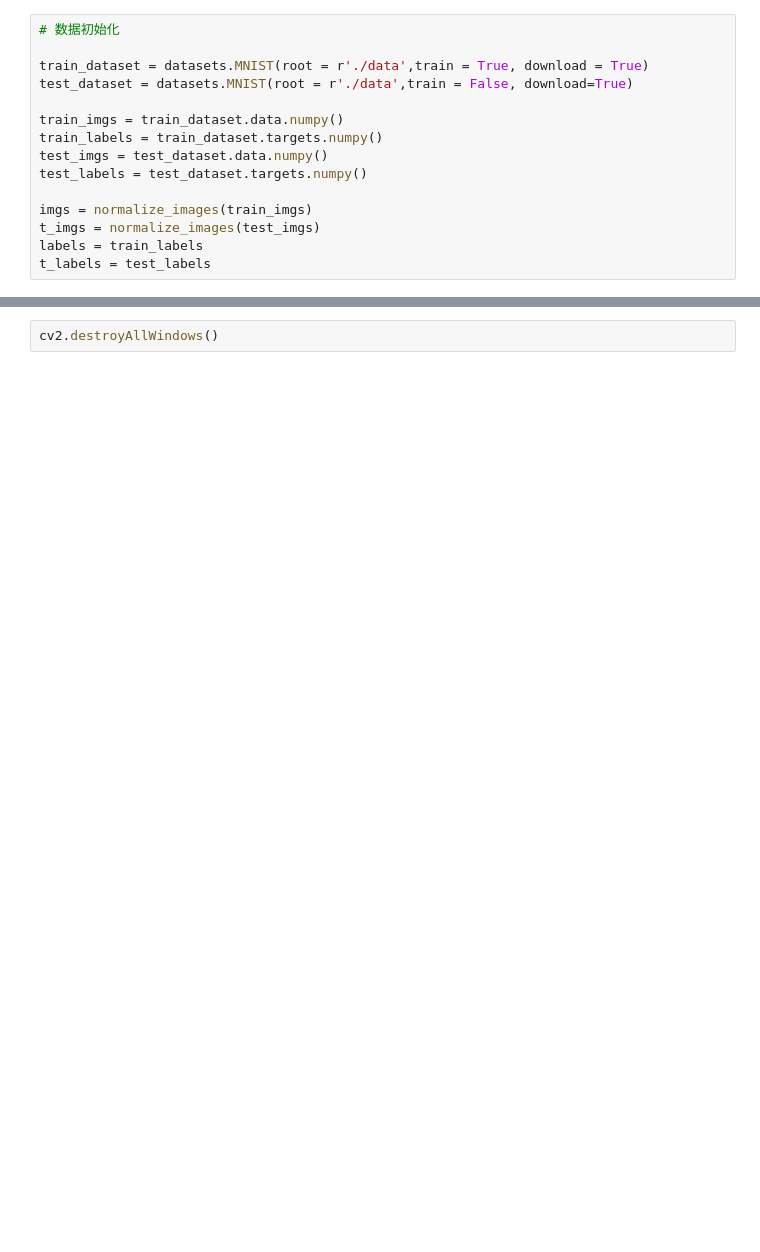
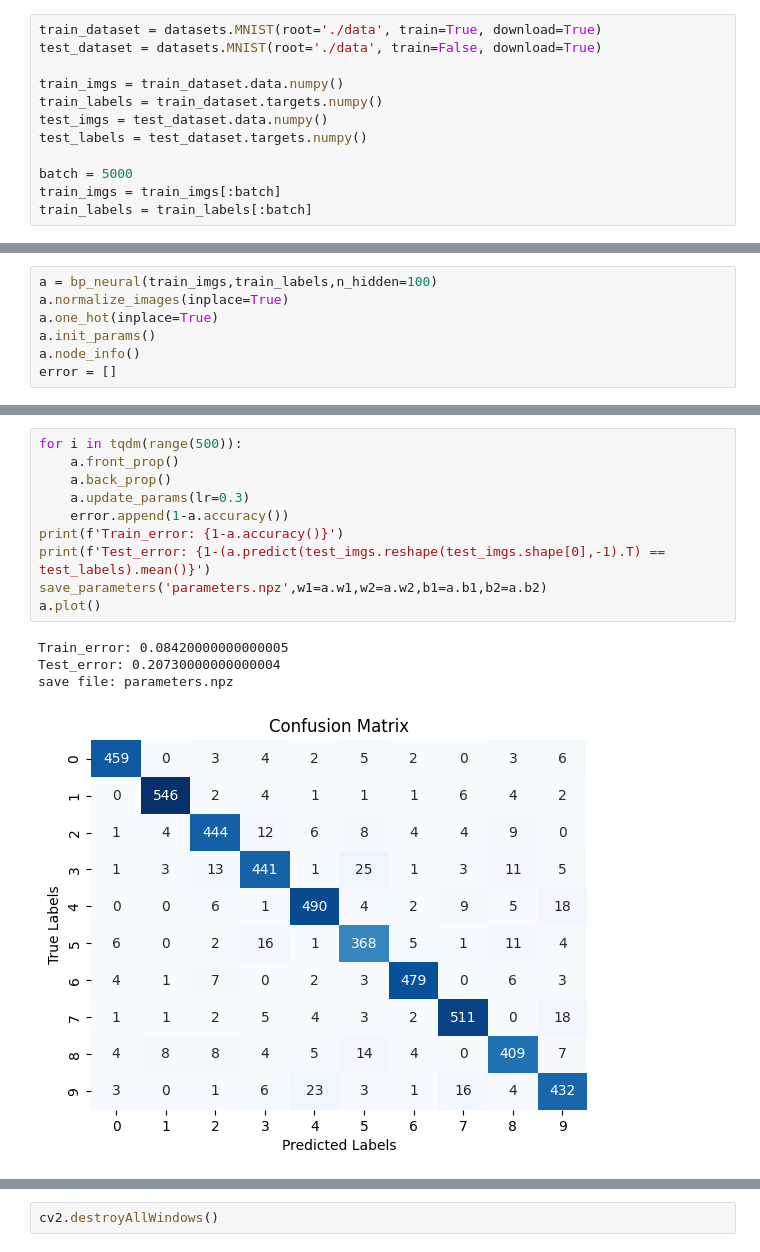
Before and after one commit to ITOTI-Y/Example, a Jupyter notebook: BP_Neural_Network/BP_Neural_Network.ipynb, the cells around one changed output, grey strips where cells are left out. Saved outputs shown, nothing was run; the diff lists cells and outputs as text; blank space fills up the shorter version.

```diff
--- a/BP_Neural_Network/BP_Neural_Network.ipynb
+++ b/BP_Neural_Network/BP_Neural_Network.ipynb
@@ -176,15 +21,12 @@ def save_parameters(file_name='parameters.npz',**kargs):
 # %%
-# 数据初始化
-
-train_dataset = datasets.MNIST(root = r'./data',train = True, download = True)
-test_dataset = datasets.MNIST(root = r'./data',train = False, download=True)
+train_dataset = datasets.MNIST(root='./data', train=True, download=True)
+test_dataset = datasets.MNIST(root='./data', train=False, download=True)
 
 train_imgs = train_dataset.data.numpy()
 train_labels = train_dataset.targets.numpy()
 test_imgs = test_dataset.data.numpy()
 test_labels = test_dataset.targets.numpy()
 
-imgs = normalize_images(train_imgs)
-t_imgs = normalize_images(test_imgs)
-labels = train_labels
-t_labels = test_labels
+batch = 5000
+train_imgs = train_imgs[:batch]
+train_labels = train_labels[:batch]
@@ -202,0 +33,7 @@ test_dataset_error 0.8869
+# %%
+a = bp_neural(train_imgs,train_labels,n_hidden=100)
+a.normalize_images(inplace=True)
+a.one_hot(inplace=True)
+a.init_params()
+a.node_info()
+error = []
@@ -202,0 +51,15 @@ test_dataset_error 0.8869
+# %%
+for i in tqdm(range(500)):
+    a.front_prop()
+    a.back_prop()
+    a.update_params(lr=0.3)
+    error.append(1-a.accuracy())
+print(f'Train_error: {1-a.accuracy()}')
+print(f'Test_error: {1-(a.predict(test_imgs.reshape(test_imgs.shape[0],-1).T) == test_labels).mean()}')
+save_parameters('parameters.npz',w1=a.w1,w2=a.w2,b1=a.b1,b2=a.b2)
+a.plot()
+# %% [output]
+Train_error: 0.08420000000000005
+Test_error: 0.20730000000000004
+save file: parameters.npz
+[figure, added]
```
Also changed, not shown: parts of 10 cells of this notebook, 5 other files.
